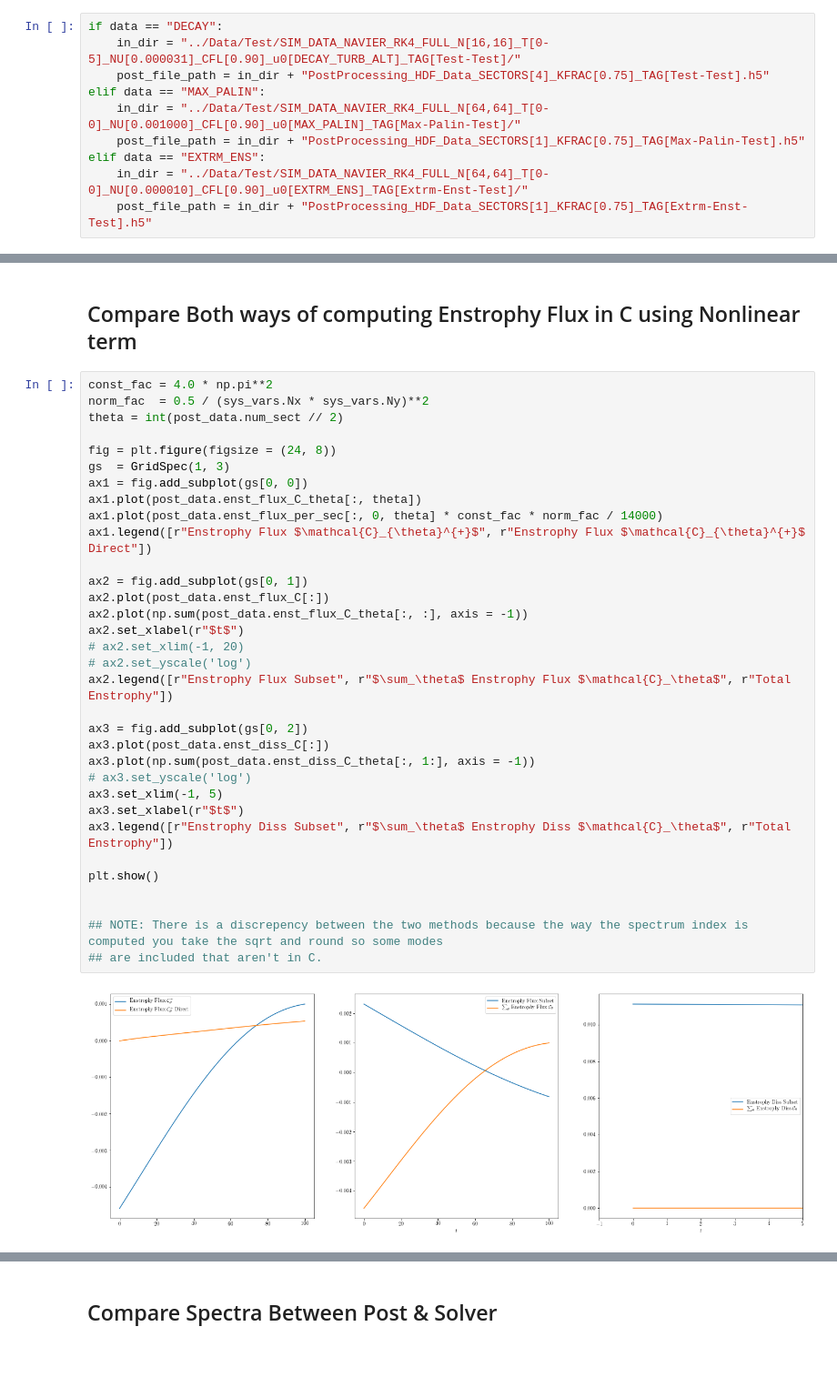
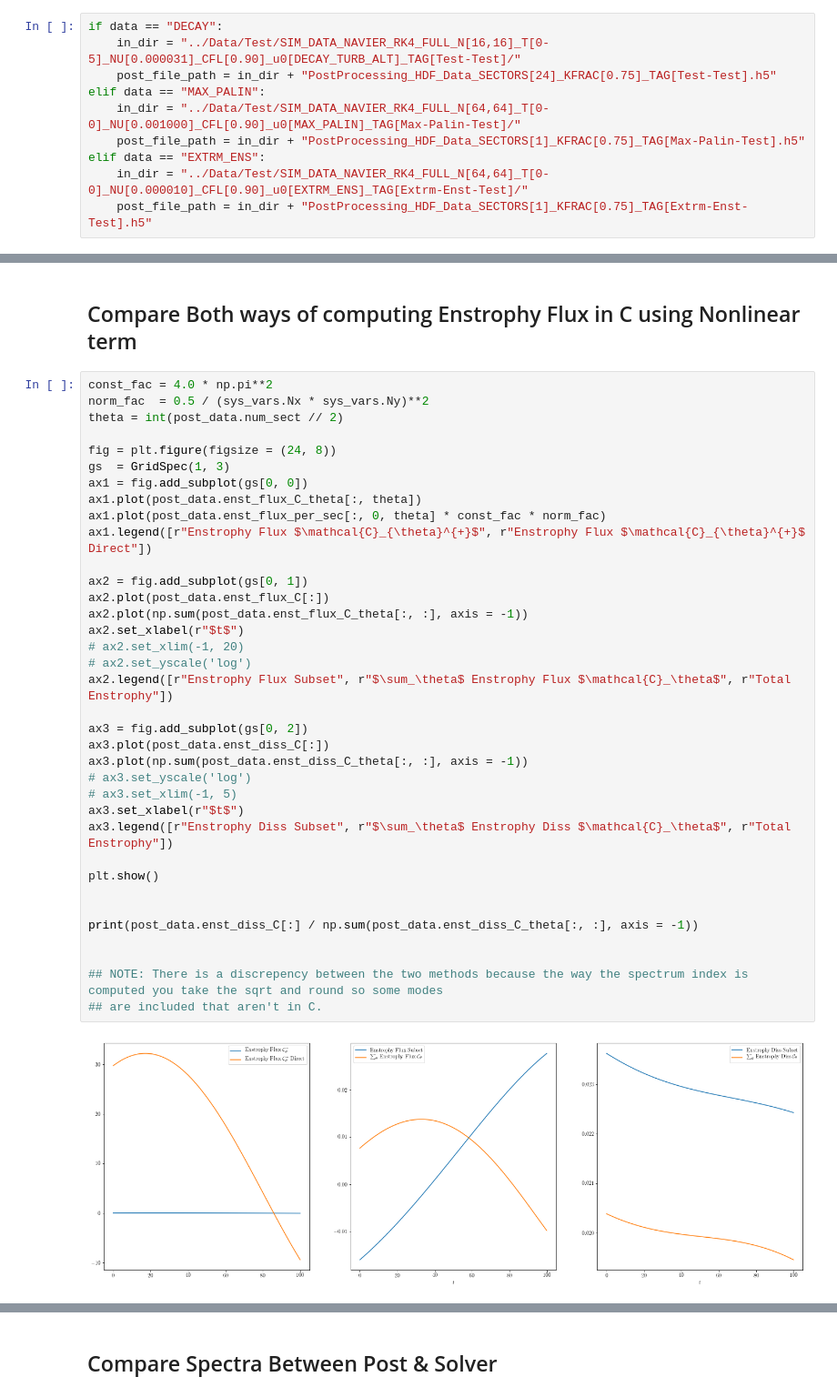
Before and after one commit to EndCar808/2D-Navier-Stokes, a Jupyter notebook: Plotting/CompareFluxes.ipynb, the cells around one changed output, grey strips where cells are left out. Shown at 91% size. Cells and saved outputs as stored; diff of their text form; blank space fills up the shorter version.

```diff
--- a/Plotting/CompareFluxes.ipynb
+++ b/Plotting/CompareFluxes.ipynb
@@ -41,7 +41,7 @@ data = "DECAY"
 # %%
 if data == "DECAY":
     in_dir = "../Data/Test/SIM_DATA_NAVIER_RK4_FULL_N[16,16]_T[0-5]_NU[0.000031]_CFL[0.90]_u0[DECAY_TURB_ALT]_TAG[Test-Test]/"
-    post_file_path = in_dir + "PostProcessing_HDF_Data_SECTORS[4]_KFRAC[0.75]_TAG[Test-Test].h5"
+    post_file_path = in_dir + "PostProcessing_HDF_Data_SECTORS[24]_KFRAC[0.75]_TAG[Test-Test].h5"
 elif data == "MAX_PALIN":
     in_dir = "../Data/Test/SIM_DATA_NAVIER_RK4_FULL_N[64,64]_T[0-0]_NU[0.001000]_CFL[0.90]_u0[MAX_PALIN]_TAG[Max-Palin-Test]/"
     post_file_path = in_dir + "PostProcessing_HDF_Data_SECTORS[1]_KFRAC[0.75]_TAG[Max-Palin-Test].h5"
@@ -333,34 +441,37 @@ plt.show()
 const_fac = 4.0 * np.pi**2
 norm_fac  = 0.5 / (sys_vars.Nx * sys_vars.Ny)**2
 theta = int(post_data.num_sect // 2)
 
 fig = plt.figure(figsize = (24, 8))
 gs  = GridSpec(1, 3)
 ax1 = fig.add_subplot(gs[0, 0])
 ax1.plot(post_data.enst_flux_C_theta[:, theta])
-ax1.plot(post_data.enst_flux_per_sec[:, 0, theta] * const_fac * norm_fac / 14000)
+ax1.plot(post_data.enst_flux_per_sec[:, 0, theta] * const_fac * norm_fac)
 ax1.legend([r"Enstrophy Flux $\mathcal{C}_{\theta}^{+}$", r"Enstrophy Flux $\mathcal{C}_{\theta}^{+}$ Direct"])
 
 ax2 = fig.add_subplot(gs[0, 1])
 ax2.plot(post_data.enst_flux_C[:])
 ax2.plot(np.sum(post_data.enst_flux_C_theta[:, :], axis = -1))
 ax2.set_xlabel(r"$t$")
 # ax2.set_xlim(-1, 20)
 # ax2.set_yscale('log')
 ax2.legend([r"Enstrophy Flux Subset", r"$\sum_\theta$ Enstrophy Flux $\mathcal{C}_\theta$", r"Total Enstrophy"])
 
 ax3 = fig.add_subplot(gs[0, 2])
 ax3.plot(post_data.enst_diss_C[:])
-ax3.plot(np.sum(post_data.enst_diss_C_theta[:, 1:], axis = -1))
+ax3.plot(np.sum(post_data.enst_diss_C_theta[:, :], axis = -1))
 # ax3.set_yscale('log')
-ax3.set_xlim(-1, 5)
+# ax3.set_xlim(-1, 5)
 ax3.set_xlabel(r"$t$")
 ax3.legend([r"Enstrophy Diss Subset", r"$\sum_\theta$ Enstrophy Diss $\mathcal{C}_\theta$", r"Total Enstrophy"])
 
 plt.show()
 
 
+print(post_data.enst_diss_C[:] / np.sum(post_data.enst_diss_C_theta[:, :], axis = -1))
+
+
 ## NOTE: There is a discrepency between the two methods because the way the spectrum index is computed you take the sqrt and round so some modes
 ## are included that aren't in C.
 # %% [output]
-[figure, old version]
+[figure, new version]
```
Also changed, not shown: parts of 15 cells of this notebook, 2 other files.
